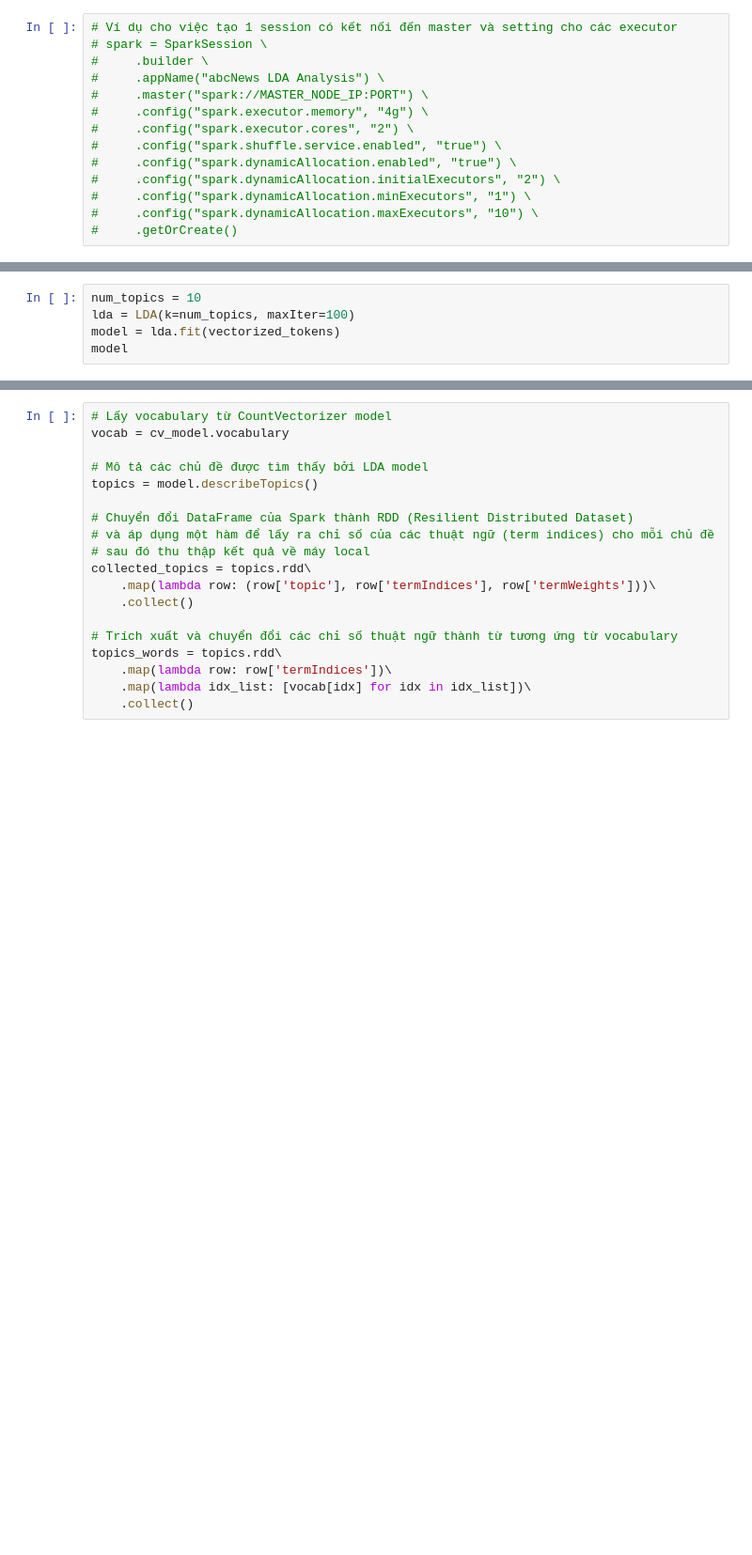
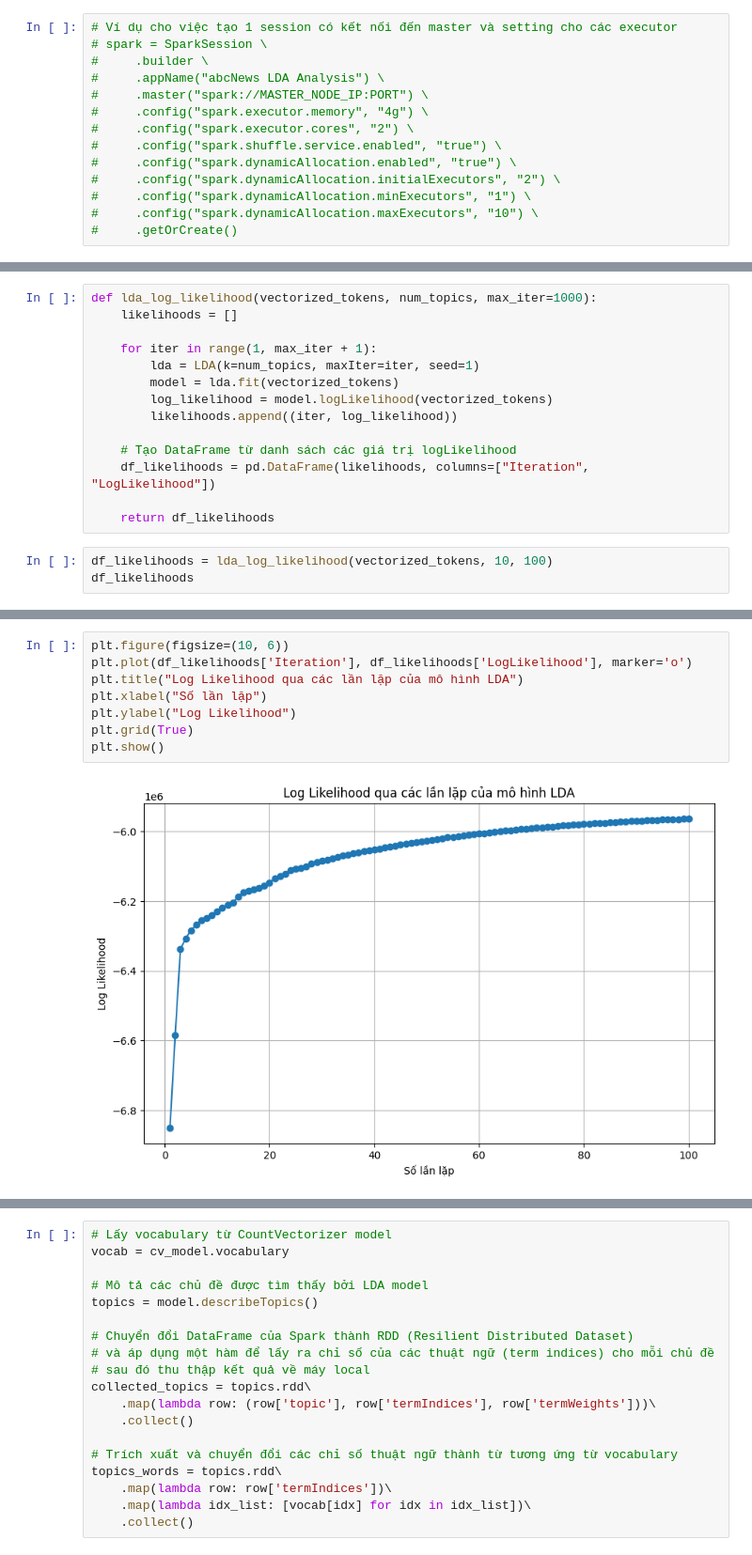
Before and after one commit to nnson0511/LDA-on-Spark, a Jupyter notebook: LDA_on_spark_President_Speech.ipynb, the cells around one changed output, grey strips where cells are left out. Shown at 94% size. Drawn from its saved outputs; the diff is of its cells as text; blank space fills up the shorter version.

```diff
--- a/LDA_on_spark_President_Speech.ipynb
+++ b/LDA_on_spark_President_Speech.ipynb
@@ -290,6 +294 @@ vectorized_tokens.show()
 only showing top 20 rows
-# %%
-num_topics = 10
-lda = LDA(k=num_topics, maxIter=100)
-model = lda.fit(vectorized_tokens)
-model
@@ -297,0 +295,17 @@ LocalLDAModel: uid=LDA_eff30acdb608, k=10, numFeatures=17068
+# %%
+def lda_log_likelihood(vectorized_tokens, num_topics, max_iter=1000):
+    likelihoods = []
+
+    for iter in range(1, max_iter + 1):
+        lda = LDA(k=num_topics, maxIter=iter, seed=1)
+        model = lda.fit(vectorized_tokens)
+        log_likelihood = model.logLikelihood(vectorized_tokens)
+        likelihoods.append((iter, log_likelihood))
+
+    # Tạo DataFrame từ danh sách các giá trị logLikelihood
+    df_likelihoods = pd.DataFrame(likelihoods, columns=["Iteration", "LogLikelihood"])
+
+    return df_likelihoods
+# %%
+df_likelihoods = lda_log_likelihood(vectorized_tokens, 10, 100)
+df_likelihoods
@@ -297,0 +326,10 @@ LocalLDAModel: uid=LDA_eff30acdb608, k=10, numFeatures=17068
+# %%
+plt.figure(figsize=(10, 6))
+plt.plot(df_likelihoods['Iteration'], df_likelihoods['LogLikelihood'], marker='o')
+plt.title("Log Likelihood qua các lần lặp của mô hình LDA")
+plt.xlabel("Số lần lặp")
+plt.ylabel("Log Likelihood")
+plt.grid(True)
+plt.show()
+# %% [output]
+[figure, added]
```
Also changed, not shown: parts of 11 cells of this notebook.
